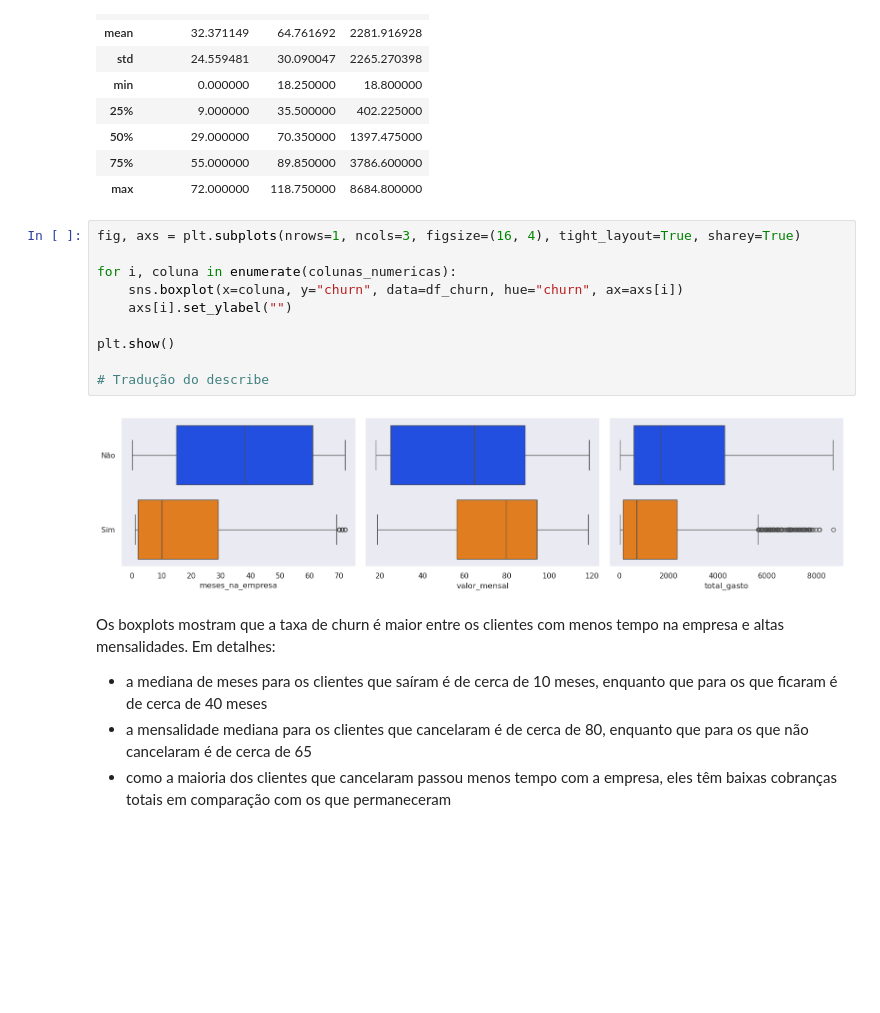
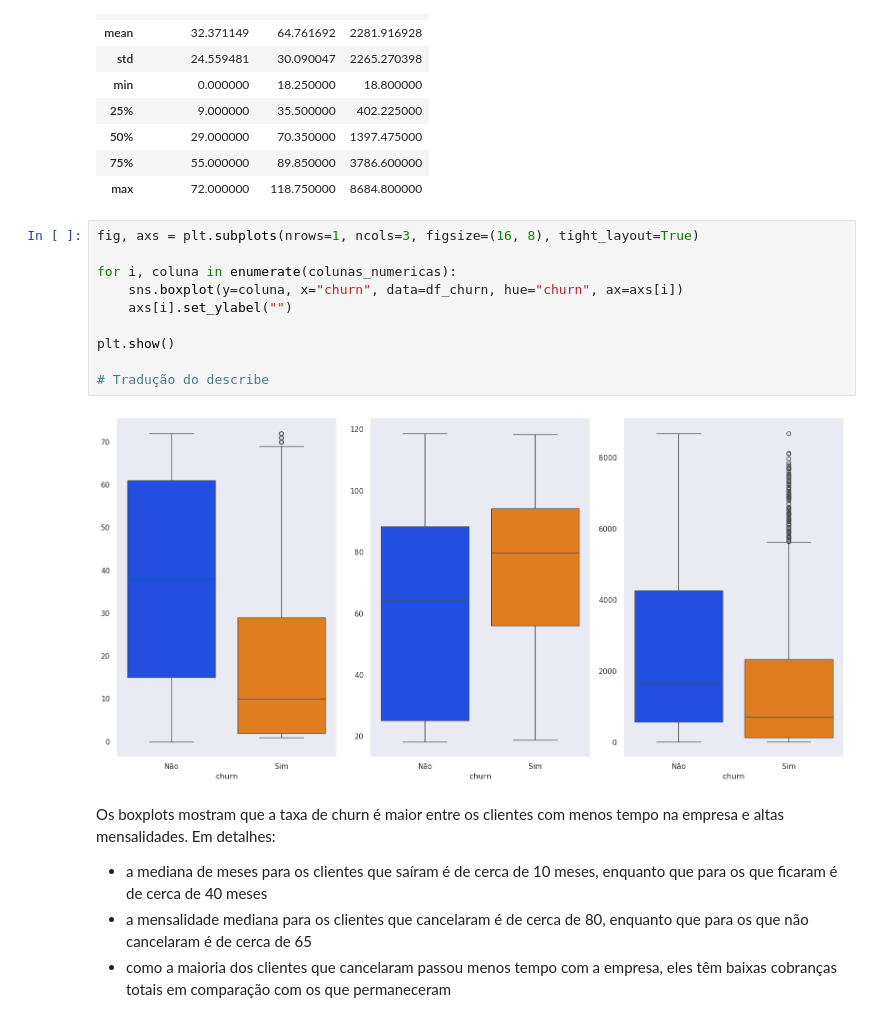
Before and after one commit to PauloViniciusR/Analise_dados, a Jupyter notebook: Matplotlib/Seaborn/07_boxplot.ipynb, the cells around one changed output. Cells and saved outputs as stored; diff of their text form; blank space fills up the shorter version.

```diff
--- a/Matplotlib/Seaborn/07_boxplot.ipynb
+++ b/Matplotlib/Seaborn/07_boxplot.ipynb
@@ -100,17 +100,17 @@ df_churn.describe()
 | 75% | 55.000000 | 89.850000 | 3786.600000 |
 | max | 72.000000 | 118.750000 | 8684.800000 |
 # %%
-fig, axs = plt.subplots(nrows=1, ncols=3, figsize=(16, 4), tight_layout=True, sharey=True)
+fig, axs = plt.subplots(nrows=1, ncols=3, figsize=(16, 8), tight_layout=True)
 
 for i, coluna in enumerate(colunas_numericas):
-    sns.boxplot(x=coluna, y="churn", data=df_churn, hue="churn", ax=axs[i])
+    sns.boxplot(y=coluna, x="churn", data=df_churn, hue="churn", ax=axs[i])
     axs[i].set_ylabel("")
 
 plt.show()
 
 # Tradução do describe
 # %% [output]
-[figure, old version]
+[figure, new version]
 # %% [markdown]
 Os boxplots mostram que a taxa de churn é maior entre os clientes com menos tempo na empresa e altas mensalidades. Em detalhes:
 
```
Also changed, not shown: 1 other file.
